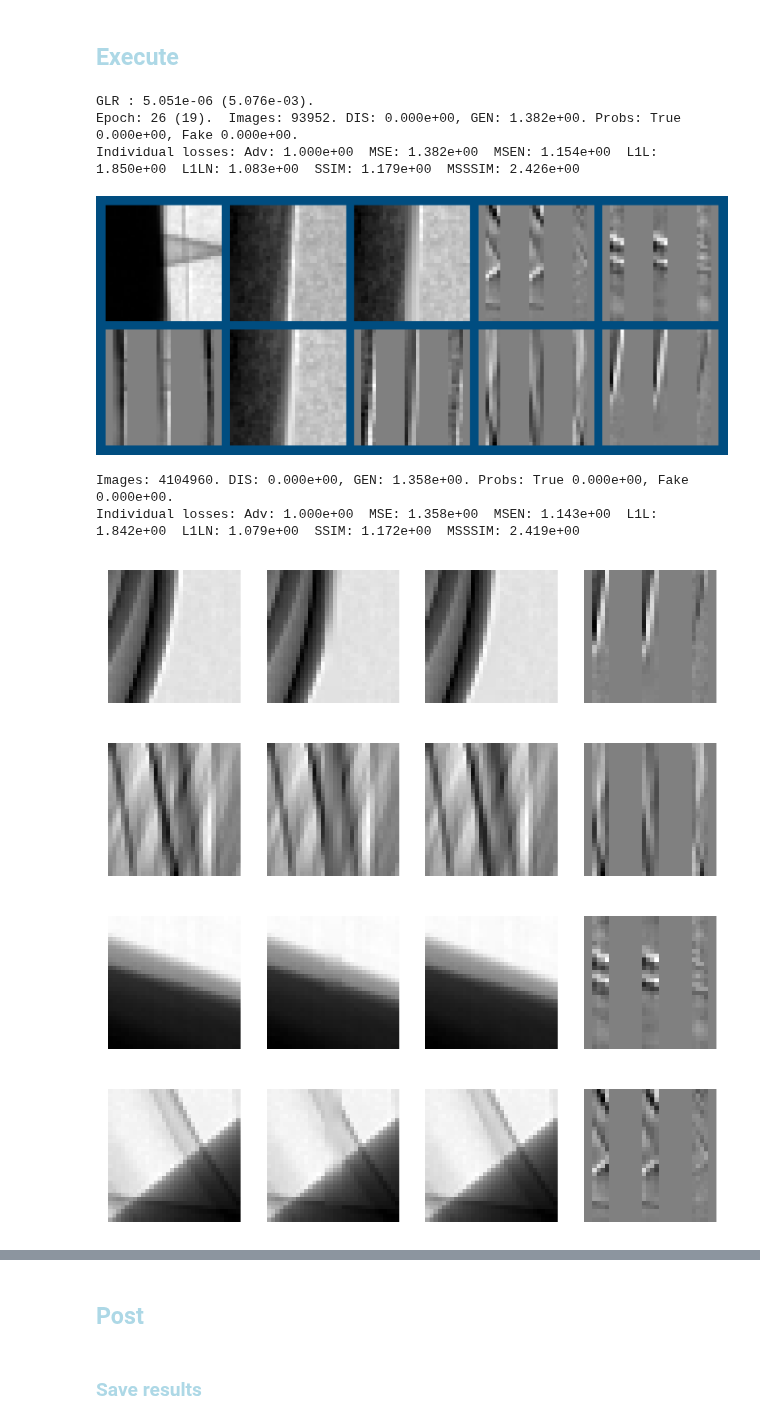
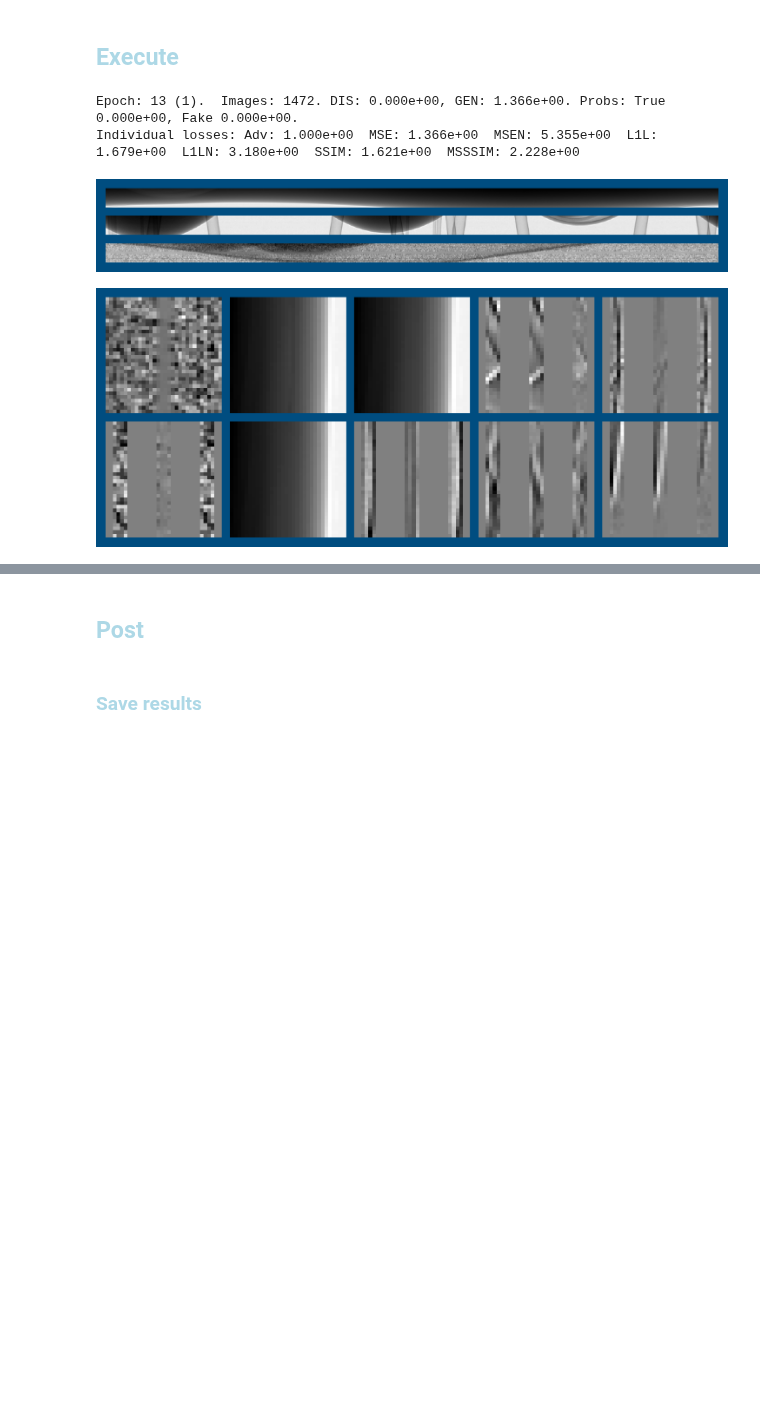
Before and after one commit to AustralianSynchrotron/sinogap, a Jupyter notebook: sinogap_bp2.ipynb, the cells around one changed output, grey strips where cells are left out. Drawn from its saved outputs; the diff is of its cells as text; code cells hidden in the pictures; blank space fills up the shorter version.

```diff
--- a/sinogap_bp2.ipynb
+++ b/sinogap_bp2.ipynb
@@ -48,7 +49,7 @@ sg.DCfg = sg.DCfgClass(4,True)
 # %% [markdown]
 ### <font style="color:lightblue">Raw Read</font>
 # %%
-sg.trainSet = sg.createDataSet(sg.TCfg.dataDir, sg.listOfTrainData, expose = 1e-4)
+sg.trainSet = sg.createDataSet(sg.TCfg.dataDir, sg.listOfTrainData, expose = 1e-2)
 sg.trainLoader = sg.createDataLoader(sg.trainSet, num_workers=sg.TCfg.num_workers)
 sg.testSet = sg.createDataSet(sg.TCfg.dataDir+"/test", sg.listOfTestData, exclusive = True)
 sg.testLoader = sg.createDataLoader(sg.testSet, num_workers=sg.TCfg.num_workers)
@@ -340,7 +312,7 @@ Estimated Total Size (MB): 0.02
 # %% [markdown]
 ## <font style="color:lightblue">Norms</font>
 # %%
-
+#sg.testLoader = sg.createDataLoader(sg.testSet, num_workers=0)
 #_ = sg.summarizeMe(sg.testLoader, True)
 #_ = sg.summarizeMe(sg.testLoader, False)
 #_ = sg.summarizeMe(sg.dataLoader, True)
@@ -351,13 +323,13 @@ Estimated Total Size (MB): 0.02
 ### no prenorm
 
 sg.metrices = {
-    'Adv'    : sg.Metrics(sg.loss_Adv_Gen, 0.0000+00, 0),
-    'MSE'    : sg.Metrics(sg.loss_MSE,     1.523e-02, 1),
-    'MSEN'   : sg.Metrics(sg.loss_MSEN,    2.273e+01, 0),
-    'L1L'    : sg.Metrics(sg.loss_L1L,     5.012e-01, 0),
-    'L1LN'   : sg.Metrics(sg.loss_L1LN,    3.372e+01, 0),
-    'SSIM'   : sg.Metrics(sg.loss_SSIM,    5.145e-04, 0),
-    'MSSSIM' : sg.Metrics(sg.loss_MSSSIM,  4.068e-06, 0),
+    'Adv'    : sg.Metrics(sg.loss_Adv_Gen, 0.000e+00, 0),
+    'MSE'    : sg.Metrics(sg.loss_MSE,     4.597e-01, 1),
+    'MSEN'   : sg.Metrics(sg.loss_MSEN,    6.000e+01, 0),
+    'L1L'    : sg.Metrics(sg.loss_L1L,     1.777e+01, 0),
+    'L1LN'   : sg.Metrics(sg.loss_L1LN,    2.033e+02, 0),
+    'SSIM'   : sg.Metrics(sg.loss_SSIM,    3.888e-04, 0),
+    'MSSSIM' : sg.Metrics(sg.loss_MSSSIM,  3.565e-06, 0),
 }
 
 #_ = sg.summarizeMe(sg.testLoader, False)
@@ -372,8 +344,9 @@ sg.metrices = {
 sg.scheduler_G = torch.optim.lr_scheduler.StepLR(sg.optimizer_G, 1, gamma=1)
 #sg.scheduler_D = torch.optim.lr_scheduler.StepLR(sg.optimizer_D, 1, gamma=1)
 savedCheckPoint = f"checkPoint_{sg.TCfg.exec}"
-sg.epoch, sg.imer, sg.minGEpoch, sg.minGdLoss, sg.startFrom, sg.resAcc = \
-    sg.restoreCheckpoint(savedCheckPoint+".pth")
+sg.epoch, sg.imer, sg.minGEpoch, sg.minGLoss, sg.startFrom, sg.resAcc = \
+    sg.restoreCheckpoint()#savedCheckPoint+".pth")
+#sg.generator.brickGenerator.lowResGenerator = None
 #sg.epoch, sg.imer, sg.minGEpoch, sg.minGdLoss, sg.startFrom = 0, 0, 0, 1, 0
 sg.writer = sg.createWriter(sg.TCfg.logDir, True)
 #sg.writer.add_graph(sg.generator, ((sg.refImages, sg.refNoises),) )
@@ -384,16 +357,16 @@ sg.writer = sg.createWriter(sg.TCfg.logDir, True)
 #sg.load_model(sg.generator.lowResGenerator, model_path="saves/complex/models/stripe2.pt" )
 #sg.generator.brickGenerator.requires_grad_(True)
 #sg.generator.brickGenerator.lowResGenerator.requires_grad_(False)
-#sg.generator.lowResGenerator.requires_grad_(False)
 #sg.generator.stripeGenerator.requires_grad_(True)
 #sg.generator.stripeGenerator.lowResGenerator.requires_grad_(False)
+#sg.generator.lowResGenerator.requires_grad_(False)
 
 
 
 sg.scheduler_G.gamma = 1-0.01
 #sg.scheduler_D.gamma = 1-0.005
-sg.optimizer_G.step()
-torch.optim.lr_scheduler.LambdaLR(sg.optimizer_G, lambda epoch: 0.01).step()
+#sg.optimizer_G.step()
+#torch.optim.lr_scheduler.LambdaLR(sg.optimizer_G, lambda epoch: 0.1).step()
 #sg.optimizer_D.step()
 #torch.optim.lr_scheduler.LambdaLR(sg.optimizer_D, lambda epoch: 0.05).step()
 
@@ -414,52 +392,47 @@ sg.displayImages()
 # %%
 
 
-sg.scheduler_G.gamma = 1-0.005
+sg.scheduler_G.gamma = 1-0.01
 def my_beforeReport(sglocals) :
     message = ""
 
-    message += "G" + sg.adjustScheduler(sg.scheduler_G, sg.TCfg.learningRateG, 0.01)
+    message += "G" + sg.adjustScheduler(sg.scheduler_G, sg.TCfg.learningRateG, 0.0001)
     sg.writer.add_scalars("Aux", {'LrnRate': sg.scheduler_G.get_last_lr()[0]/sg.TCfg.learningRateG}, sg.imer)
 
     #for metrics in ('L1L','SSIM','MSSSIM') :
     #    sg.metrices[metrics].weight = max(0, sg.metrices[metrics].weight - 0.005)
     #    message += f"{metrics} weight: {sg.metrices[metrics].weight}. "
     #    sg.writer.add_scalars("Aux", {metrics: sg.metrices[metrics].weight}, sg.imer)
 
     print(message)
     return
 #sg.beforeReport = my_beforeReport
 
 def my_beforeEachEpoch(sglocals) :
-    sg.TCfg.batchSize = min(2**12, sg.TCfg.batchSize * 2)
-    sg.TCfg.batchSplit = max(2**0, int(sg.TCfg.batchSize / 2**9))
+    #return
+    sg.TCfg.batchSize = min(2**10, sg.TCfg.batchSize * 2)
+    sg.TCfg.batchSplit = max(2**0, int(sg.TCfg.batchSize / 2**6))
     sg.writer.add_scalars("Aux", {'Batch size': math.log(sg.TCfg.batchSize,2)}, sg.imer)
     print(f"Batch size: {sg.TCfg.batchSize}, split: {sg.TCfg.batchSplit}", )
     return
 #sg.beforeEachEpoch = my_beforeEachEpoch
 
 #sg.TCfg.num_workers=0
 try :
     sg.train(savedCheckPoint)
 except :
     #del sg.dataLoader
     #del sg.testLoaderhuiVam
     sg.freeGPUmem()
     1/10 # to release Jupyuter memory in the next step
     sg.epoch -= 1
     raise
 
 
 
-# loss MSE raw, BS=2**8, LR=1e-3
+# bricks pretrained
 # %% [output]
-GLR : 5.051e-06 (5.076e-03).
-Epoch: 26 (19).  Images: 93952. DIS: 0.000e+00, GEN: 1.382e+00. Probs: True 0.000e+00, Fake 0.000e+00.
-Individual losses: Adv: 1.000e+00  MSE: 1.382e+00  MSEN: 1.154e+00  L1L: 1.850e+00  L1LN: 1.083e+00  SSIM: 1.179e+00  MSSSIM: 2.426e+00
+Epoch: 13 (1).  Images: 1472. DIS: 0.000e+00, GEN: 1.366e+00. Probs: True 0.000e+00, Fake 0.000e+00.
+Individual losses: Adv: 1.000e+00  MSE: 1.366e+00  MSEN: 5.355e+00  L1L: 1.679e+00  L1LN: 3.180e+00  SSIM: 1.621e+00  MSSSIM: 2.228e+00
-[figure, old version]
+[figure, new version]
-Images: 4104960. DIS: 0.000e+00, GEN: 1.358e+00. Probs: True 0.000e+00, Fake 0.000e+00.
-Individual losses: Adv: 1.000e+00  MSE: 1.358e+00  MSEN: 1.143e+00  L1L: 1.842e+00  L1LN: 1.079e+00  SSIM: 1.172e+00  MSSSIM: 2.419e+00
-[figure, old version]
+[figure, new version]
-[figure, removed]
-[figure, removed]
-[figure, removed]
```
Also changed, not shown: parts of 9 cells of this notebook, 4 other files.
